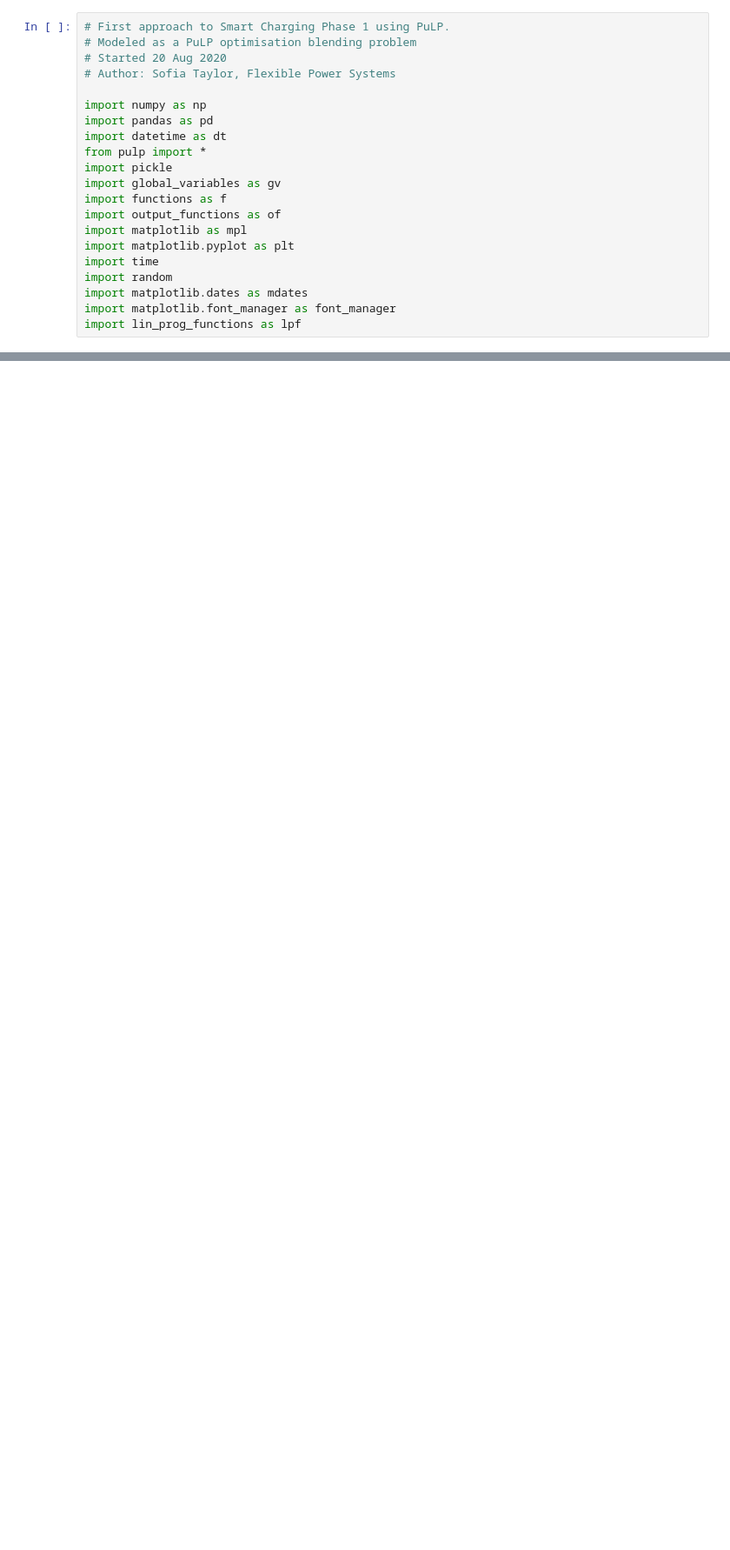
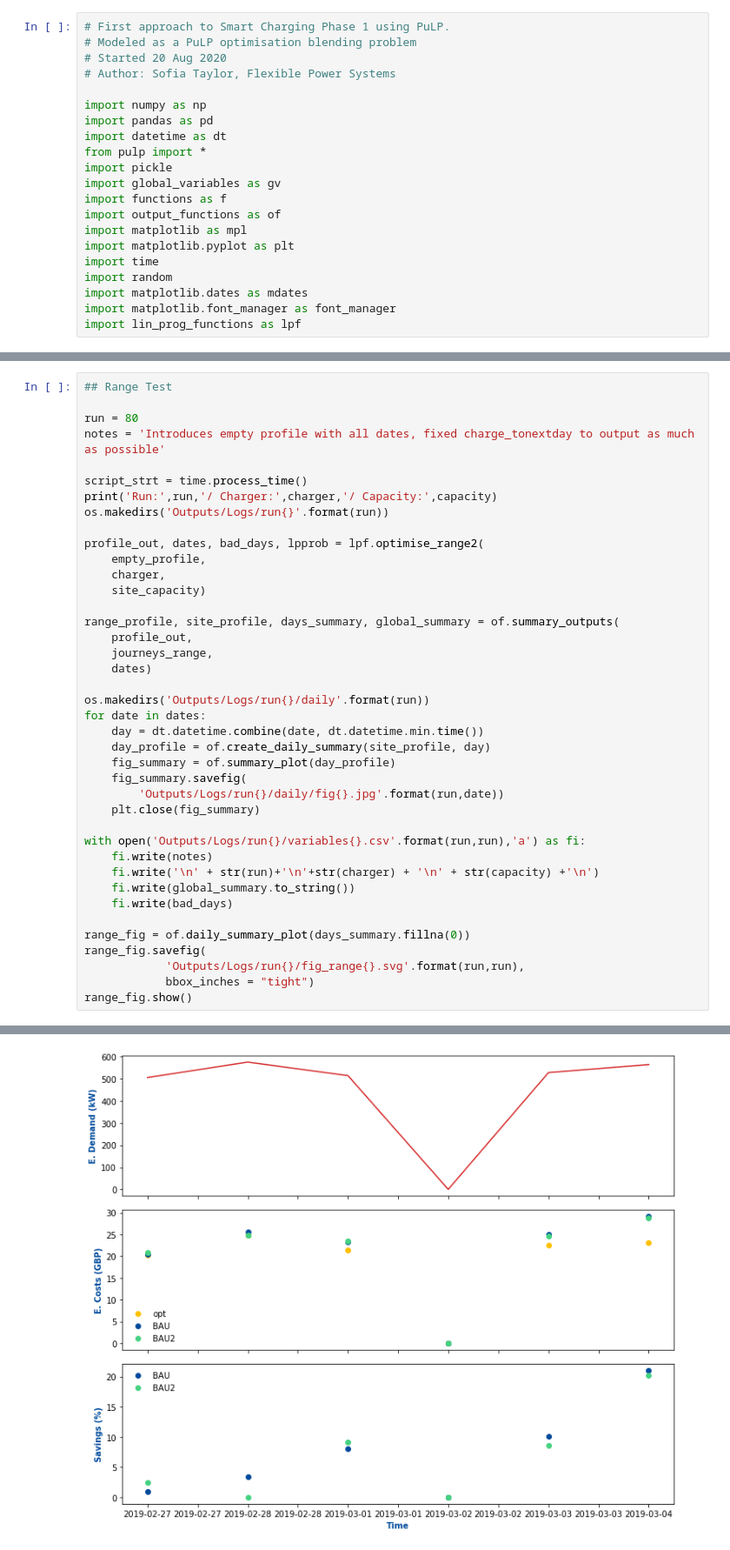
Before and after one commit to SGKFPS/smart_charger, a Jupyter notebook: PuLP-P1.ipynb, the cells around one changed output, grey strips where cells are left out. Shown at 87% size. Drawn from its saved outputs; the diff is of its cells as text; blank space fills up the shorter version.

Commit message:
Added mix of chargers

```diff
--- a/PuLP-P1.ipynb
+++ b/PuLP-P1.ipynb
@@ -173,0 +285,41 @@ fig.show()
+# %%
+## Range Test
+
+run = 80
+notes = 'Introduces empty profile with all dates, fixed charge_tonextday to output as much as possible'
+
+script_strt = time.process_time()
+print('Run:',run,'/ Charger:',charger,'/ Capacity:',capacity)
+os.makedirs('Outputs/Logs/run{}'.format(run))
+
+profile_out, dates, bad_days, lpprob = lpf.optimise_range2(
+    empty_profile,
+    charger,
+    site_capacity)
+
+range_profile, site_profile, days_summary, global_summary = of.summary_outputs(
+    profile_out,
+    journeys_range,
+    dates)
+
+os.makedirs('Outputs/Logs/run{}/daily'.format(run))
+for date in dates:
+    day = dt.datetime.combine(date, dt.datetime.min.time())
+    day_profile = of.create_daily_summary(site_profile, day)
+    fig_summary = of.summary_plot(day_profile)
+    fig_summary.savefig(
+        'Outputs/Logs/run{}/daily/fig{}.jpg'.format(run,date))
+    plt.close(fig_summary)
+
+with open('Outputs/Logs/run{}/variables{}.csv'.format(run,run),'a') as fi:
+    fi.write(notes)
+    fi.write('\n' + str(run)+'\n'+str(charger) + '\n' + str(capacity) +'\n')
+    fi.write(global_summary.to_string())
+    fi.write(bad_days)
+
+range_fig = of.daily_summary_plot(days_summary.fillna(0))
+range_fig.savefig(
+            'Outputs/Logs/run{}/fig_range{}.svg'.format(run,run),
+            bbox_inches = "tight")
+range_fig.show()
+# %% [output]
@@ -173,0 +343 @@ fig.show()
+[figure, added]
```
Also changed, not shown: parts of 8 cells of this notebook, 9 other files.
